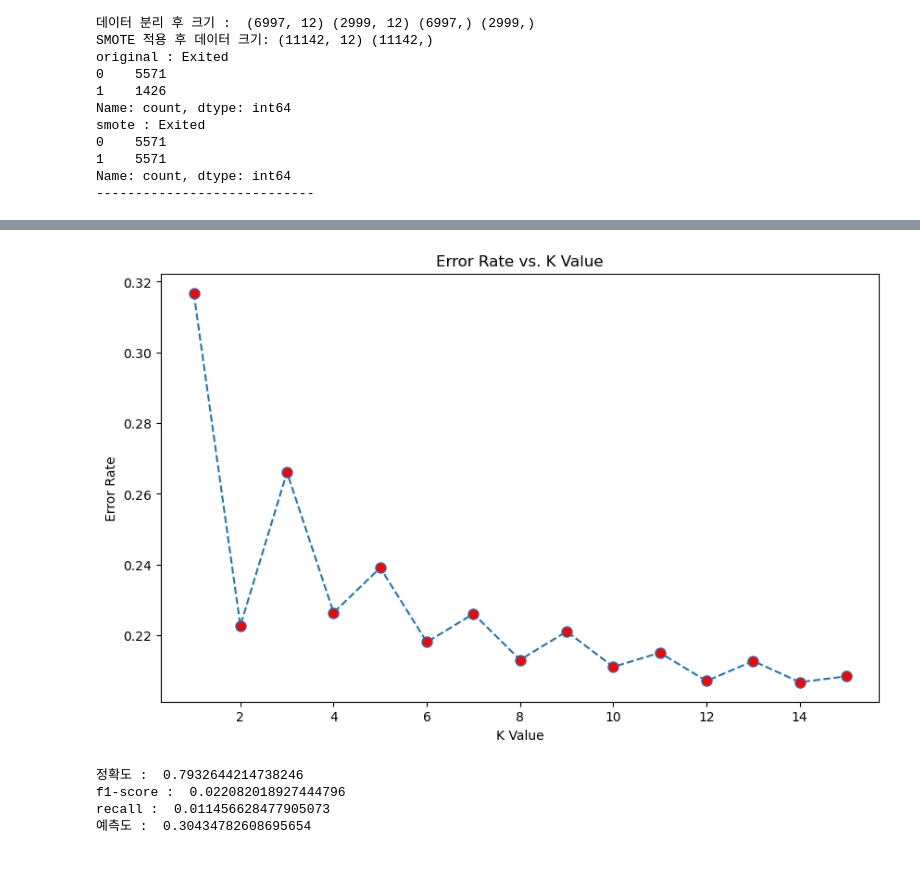
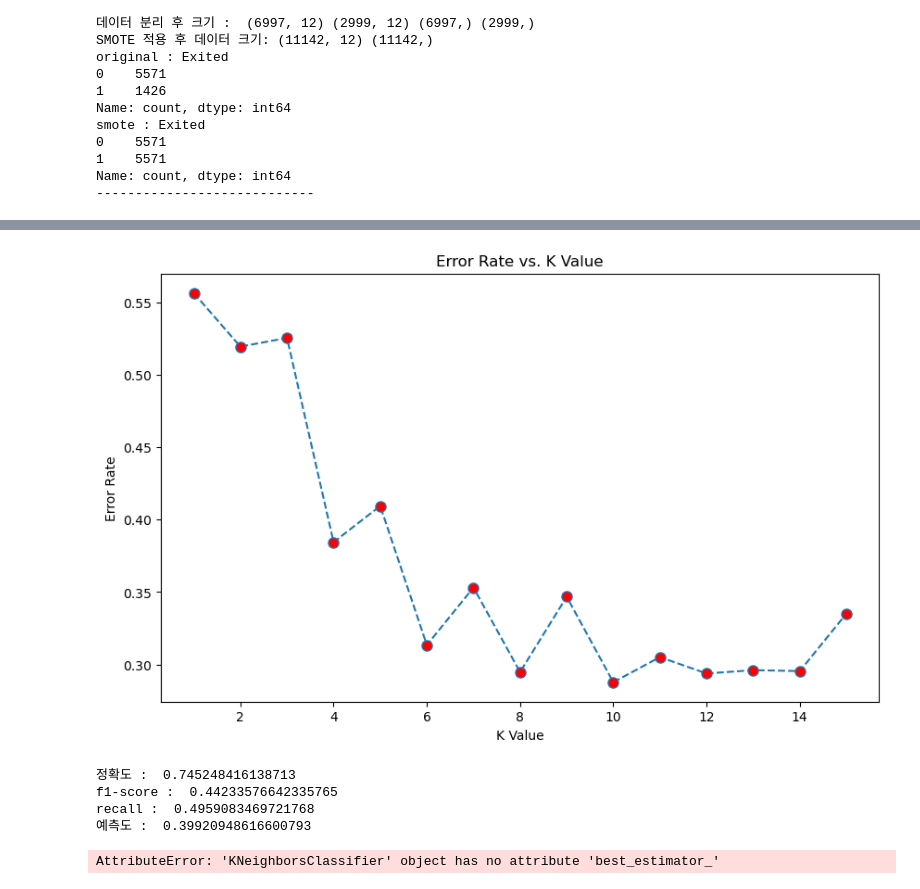
Before and after one commit to cookieeyoung/ML-project1, a Jupyter notebook: knn_svm_modeling.ipynb, the cells around one changed output, grey strips where cells are left out. Saved outputs shown, nothing was run; the diff lists cells and outputs as text; code cells hidden in the pictures.

```diff
--- a/knn_svm_modeling.ipynb
+++ b/knn_svm_modeling.ipynb
@@ -99,13 +108,16 @@ Name: count, dtype: int64
 # %%
 # SVM 모델
-clf = svm.SVC(kernel='linear',random_state=42)
+import sklearn.svm
+clf = sklearn.svm.SVC(kernel='linear',random_state=42)
 
-clf.fit(X_train, y_train)
+clf.fit(X_train_res, y_train_res)
 
-y_pred_svc = clf.predict(X_test)
+y_pred_svc = clf.predict(X_test_sc)
 
 print("정확도 : ", accuracy_score(y_test, y_pred_svc))
 print("f1-score : ", f1_score(y_test, y_pred_svc))
 print("recall : ", recall_score(y_test, y_pred_svc))
 print("예측도 : ", precision_score(y_test, y_pred_svc))
+
+f_importances(clf.coef_[0], list(int_data.columns))
 # %% [output]
@@ -116,36 +129,58 @@ recall :  0.03273322422258593
 # %%
 # KNN 모델, 추가 전처리 없을 시 K=14에서 에러율 제일 작음
 error_rate = []
 
 for i in range(1, 16):
     knn_i = KNeighborsClassifier(n_neighbors=i)
-    knn_i.fit(X_train, y_train)
+    knn_i.fit(X_train_res, y_train_res)
     y_pred_i = knn_i.predict(X_test)
     error_rate.append(np.mean(y_pred_i != y_test))
 
 plt.figure(figsize=(10, 6))
 plt.plot(range(1, 16), error_rate, marker='o', linestyle='dashed', markersize=8, markerfacecolor='red')
 plt.title("Error Rate vs. K Value")
 plt.xlabel("K Value")
 plt.ylabel("Error Rate")
 plt.show()
 # %% [output]
-[figure, old version]
+[figure, new version]
 # %%
-k = 14
+k = 4
 knn = KNeighborsClassifier(n_neighbors=k)
-knn.fit(X_train, y_train)
-y_pred_knn = knn.predict(X_test)
+knn.fit(X_train_res, y_train_res)
+y_pred_knn = knn.predict(X_test_sc)
 
 print("정확도 : ", accuracy_score(y_test, y_pred_knn))
 print("f1-score : ", f1_score(y_test, y_pred_knn))
 print("recall : ", recall_score(y_test, y_pred_knn))
 print("예측도 : ", precision_score(y_test, y_pred_knn))
 # %% [output]
-정확도 :  0.7932644214738246
-f1-score :  0.022082018927444796
-recall :  0.011456628477905073
-예측도 :  0.30434782608695654
+정확도 :  0.745248416138713
+f1-score :  0.44233576642335765
+recall :  0.4959083469721768
+예측도 :  0.39920948616600793
+# %%
+from sklearn.inspection import permutation_importance
+
+pfi_knn = permutation_importance(knn.best_estimator_, X_test, y_test, n_repeats=10, scoring = 'r2', random_state=42)
+
+# 1 : feature별 Score 분포 kde
+plt.figure(figsize = (12,8))
+for i,vars in enumerate(list(X_test)) :
+    sns.kdeplot(pfi_knn.importances[i], label = vars)
+
+plt.legend()
+plt.show()
+
+# 2 : feature별 Score 분포 box
+sorted_idx = pfi_knn.importances_mean.argsort()
+plt.figure(figsize = (12,8))
+plt.boxplot(pfi_knn.importances[sorted_idx].T, vert=False, labels=x.columns[sorted_idx])
+plt.axvline(0, color = 'r')
+plt.grid()
+plt.show()
+# %% [output]
+AttributeError: 'KNeighborsClassifier' object has no attribute 'best_estimator_'
 # %%
 # 각 모델 정확도를 제외한 모든 수치가 낮아 실사용 불가, optuna를 이용한 튜닝 수행
 import optuna
```
Also changed, not shown: parts of 9 cells of this notebook.
